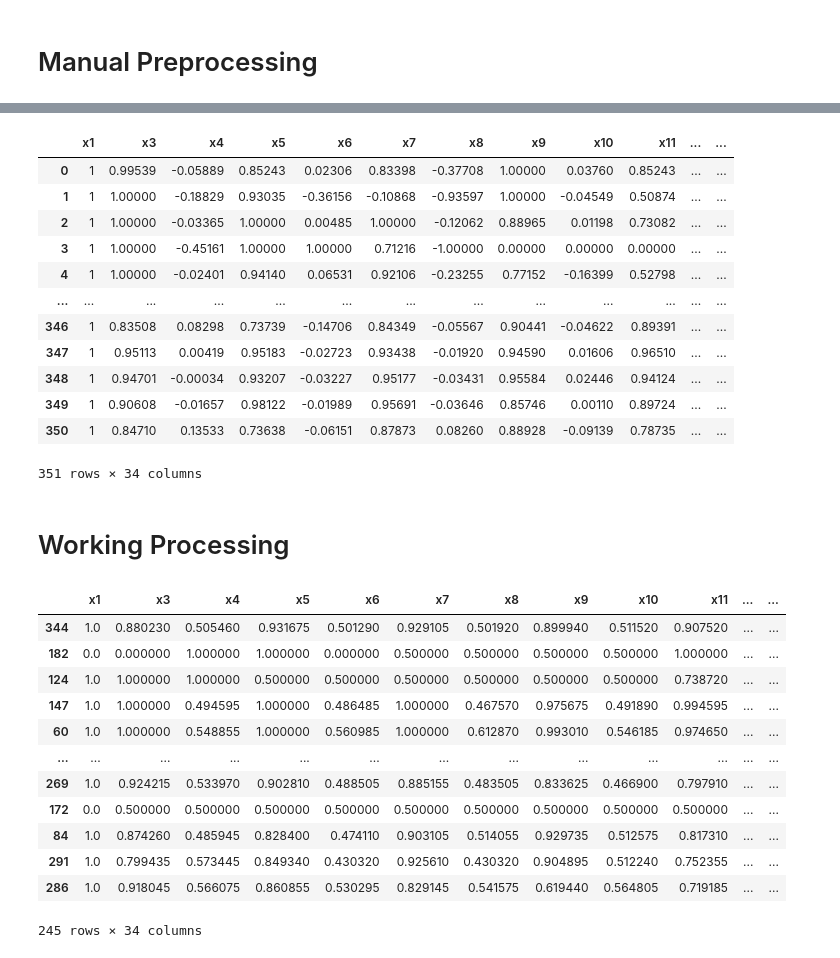
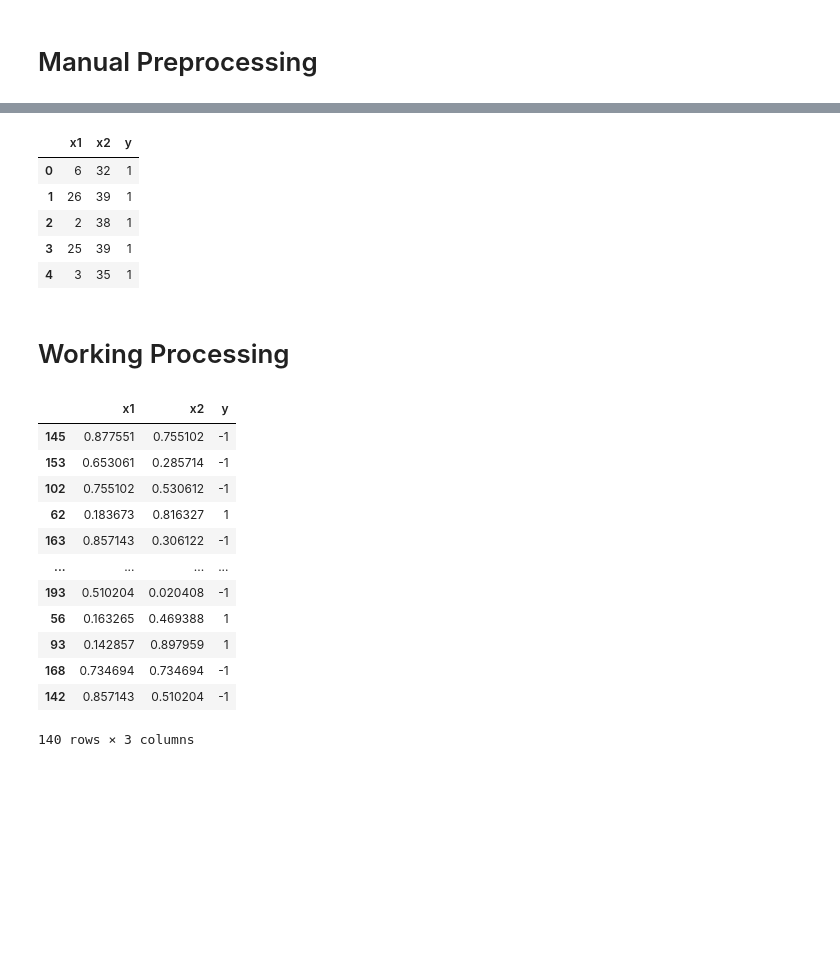
Before and after one commit to Ashirbad-Sarangi/gda, a Jupyter notebook: codes/binary_class_lda.ipynb, the cells around one changed output, grey strips where cells are left out. Cells and saved outputs as stored; diff of their text form; code cells hidden in the pictures; blank space fills up the shorter version.

```diff
--- a/codes/binary_class_lda.ipynb
+++ b/codes/binary_class_lda.ipynb
@@ -9,7 +9,7 @@ warnings.filterwarnings('ignore')
 # %%
 os.chdir('../data/')
 # %%
-filename = 'ionosphere.data'
+filename = 'data1.csv'
 # %% [markdown]
 # Manual Preprocessing
 # %%
@@ -32,4 +25,5 @@ df_raw
 # %%
-# df_raw = df_raw.drop(['sex','age'],axis =1)
-df_raw.to_csv('check.csv',header=None,index =False)
-df_raw = analytics.read_csv('check.csv',header=None)
+# # df_raw = df_raw.drop(['sex','age'],axis =1)
+# df_raw.to_csv('check.csv',header=None,index =False)
+# df_raw = analytics.read_csv('check.csv',header=None)
+# df_raw.head()
@@ -36,23 +34,18 @@ df_raw = analytics.read_csv('check.csv',header=None)
 # %%
 cols = ['x'+str(i+1) for i in df_raw.columns[:-1]] + ['y']
 df_raw.columns = cols
-df_raw['y'] = df_raw['y'].replace('g',0).replace('b',1)
-df_raw = df_raw.drop('x2',axis = 1)
-df_raw
+# df_raw['y'] = df_raw['y'].replace('g',0).replace('b',1)
+# df_raw = df_raw.drop('x2',axis = 1)
+# df_raw
+df_raw.head()
+# cols
 # %% [output]
-|  | x1 | x3 | x4 | x5 | x6 | x7 | x8 | x9 | x10 | x11 | ... | ... |
-| 0 | 1 | 0.99539 | -0.05889 | 0.85243 | 0.02306 | 0.83398 | -0.37708 | 1.00000 | 0.03760 | 0.85243 | ... | ... |
-| 1 | 1 | 1.00000 | -0.18829 | 0.93035 | -0.36156 | -0.10868 | -0.93597 | 1.00000 | -0.04549 | 0.50874 | ... | ... |
-| 2 | 1 | 1.00000 | -0.03365 | 1.00000 | 0.00485 | 1.00000 | -0.12062 | 0.88965 | 0.01198 | 0.73082 | ... | ... |
-| 3 | 1 | 1.00000 | -0.45161 | 1.00000 | 1.00000 | 0.71216 | -1.00000 | 0.00000 | 0.00000 | 0.00000 | ... | ... |
-| 4 | 1 | 1.00000 | -0.02401 | 0.94140 | 0.06531 | 0.92106 | -0.23255 | 0.77152 | -0.16399 | 0.52798 | ... | ... |
-| ... | ... | ... | ... | ... | ... | ... | ... | ... | ... | ... | ... | ... |
-| 346 | 1 | 0.83508 | 0.08298 | 0.73739 | -0.14706 | 0.84349 | -0.05567 | 0.90441 | -0.04622 | 0.89391 | ... | ... |
-| 347 | 1 | 0.95113 | 0.00419 | 0.95183 | -0.02723 | 0.93438 | -0.01920 | 0.94590 | 0.01606 | 0.96510 | ... | ... |
-| 348 | 1 | 0.94701 | -0.00034 | 0.93207 | -0.03227 | 0.95177 | -0.03431 | 0.95584 | 0.02446 | 0.94124 | ... | ... |
-| 349 | 1 | 0.90608 | -0.01657 | 0.98122 | -0.01989 | 0.95691 | -0.03646 | 0.85746 | 0.00110 | 0.89724 | ... | ... |
-| 350 | 1 | 0.84710 | 0.13533 | 0.73638 | -0.06151 | 0.87873 | 0.08260 | 0.88928 | -0.09139 | 0.78735 | ... | ... |
+|  | x1 | x2 | y |
+| 0 | 6 | 32 | 1 |
+| 1 | 26 | 39 | 1 |
+| 2 | 2 | 38 | 1 |
+| 3 | 25 | 39 | 1 |
+| 4 | 3 | 35 | 1 |
-351 rows × 34 columns
 # %% [markdown]
 # Working Processing
 # %%
@@ -71,18 +64,18 @@ for col in df_raw.columns[:-1]:
     df_train[col] = (df_train[col] - minima[col])/(maxima[col] - minima[col])
 df_train
 # %% [output]
-|  | x1 | x3 | x4 | x5 | x6 | x7 | x8 | x9 | x10 | x11 | ... | ... |
-| 344 | 1.0 | 0.880230 | 0.505460 | 0.931675 | 0.501290 | 0.929105 | 0.501920 | 0.899940 | 0.511520 | 0.907520 | ... | ... |
-| 182 | 0.0 | 0.000000 | 1.000000 | 1.000000 | 0.000000 | 0.500000 | 0.500000 | 0.500000 | 0.500000 | 1.000000 | ... | ... |
-| 124 | 1.0 | 1.000000 | 1.000000 | 0.500000 | 0.500000 | 0.500000 | 0.500000 | 0.500000 | 0.500000 | 0.738720 | ... | ... |
-| 147 | 1.0 | 1.000000 | 0.494595 | 1.000000 | 0.486485 | 1.000000 | 0.467570 | 0.975675 | 0.491890 | 0.994595 | ... | ... |
-| 60 | 1.0 | 1.000000 | 0.548855 | 1.000000 | 0.560985 | 1.000000 | 0.612870 | 0.993010 | 0.546185 | 0.974650 | ... | ... |
-| ... | ... | ... | ... | ... | ... | ... | ... | ... | ... | ... | ... | ... |
-| 269 | 1.0 | 0.924215 | 0.533970 | 0.902810 | 0.488505 | 0.885155 | 0.483505 | 0.833625 | 0.466900 | 0.797910 | ... | ... |
-| 172 | 0.0 | 0.500000 | 0.500000 | 0.500000 | 0.500000 | 0.500000 | 0.500000 | 0.500000 | 0.500000 | 0.500000 | ... | ... |
-| 84 | 1.0 | 0.874260 | 0.485945 | 0.828400 | 0.474110 | 0.903105 | 0.514055 | 0.929735 | 0.512575 | 0.817310 | ... | ... |
-| 291 | 1.0 | 0.799435 | 0.573445 | 0.849340 | 0.430320 | 0.925610 | 0.430320 | 0.904895 | 0.512240 | 0.752355 | ... | ... |
-| 286 | 1.0 | 0.918045 | 0.566075 | 0.860855 | 0.530295 | 0.829145 | 0.541575 | 0.619440 | 0.564805 | 0.719185 | ... | ... |
+|  | x1 | x2 | y |
+| 145 | 0.877551 | 0.755102 | -1 |
+| 153 | 0.653061 | 0.285714 | -1 |
+| 102 | 0.755102 | 0.530612 | -1 |
+| 62 | 0.183673 | 0.816327 | 1 |
+| 163 | 0.857143 | 0.306122 | -1 |
+| ... | ... | ... | ... |
+| 193 | 0.510204 | 0.020408 | -1 |
+| 56 | 0.163265 | 0.469388 | 1 |
+| 93 | 0.142857 | 0.897959 | 1 |
+| 168 | 0.734694 | 0.734694 | -1 |
+| 142 | 0.857143 | 0.510204 | -1 |
-245 rows × 34 columns
+140 rows × 3 columns
 # %%
 df_pos = df_train[df_train['y'] == 1]
```
Also changed, not shown: parts of 12 cells of this notebook, 3 other files.
